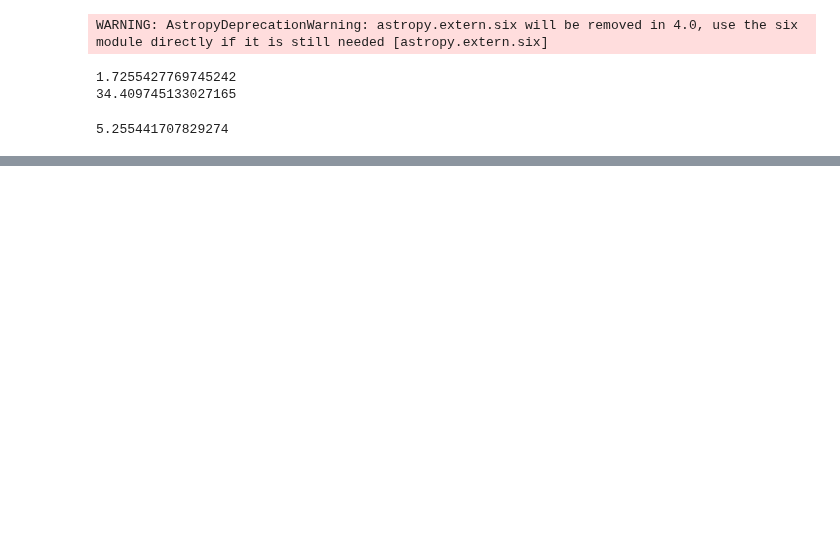
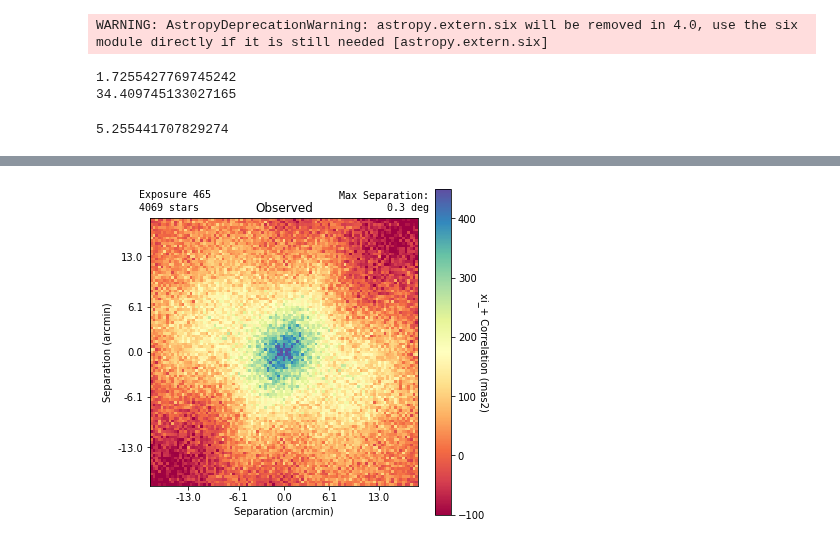
Before and after one commit to FoxFortino/DESworkspace, a Jupyter notebook: vK2KGPR_Basic_checkParams.ipynb, the cells around one changed output, grey strips where cells are left out. Cells and saved outputs as stored; diff of their text form; code cells hidden in the pictures; blank space fills up the shorter version.

```diff
--- a/vK2KGPR_Basic_checkParams.ipynb
+++ b/vK2KGPR_Basic_checkParams.ipynb
@@ -174,0 +186,14 @@ Mean Ratio          9.167     0.719
+# %%
+importlib.reload(plotGPR)
+plotGPR.Correlation2D(
+    x, y, dx, dy,
+    x2=x2, y2=y2, dx2=dx2, dy2=dy2,
+    title1="Observed", title2="GPR Applied", title3="GPR Interpolation",
+    rmax=0.3*u.deg, nBins=100,
+    vmin=-100*u.mas**2, vmax=450*u.mas**2,
+    savePath=None, saveExt=None,
+    plotShow=True,
+    exposure=465
+    )
+# %% [output]
+[figure, added]
```
Also changed, not shown: parts of 4 cells of this notebook, 2 other files.
